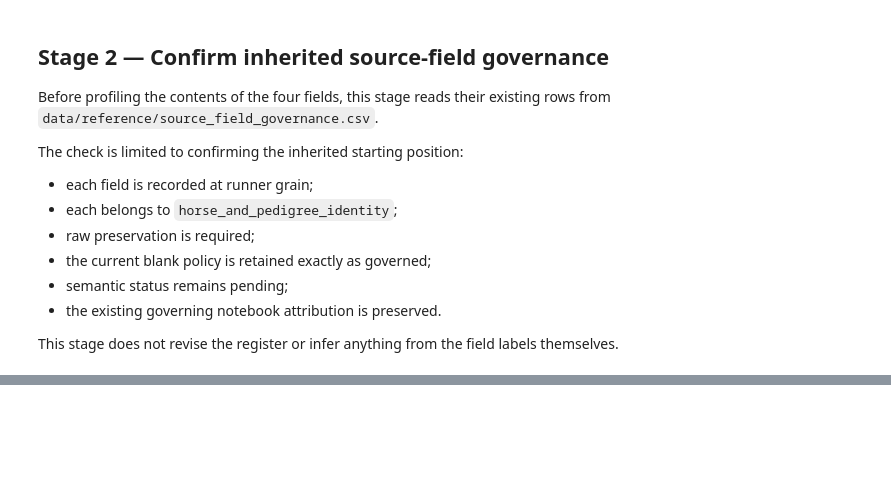
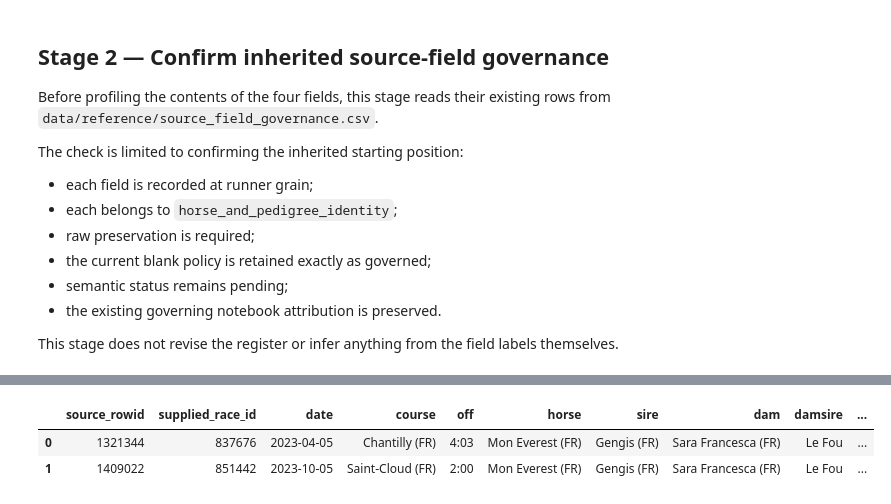
Before and after one commit to rjmac22/inside-rails-horse-racing, a Jupyter notebook: notebooks/19_horse_and_pedigree_identity.ipynb, the cells around one changed output, grey strips where cells are left out. Cells and saved outputs as stored; diff of their text form; code cells hidden in the pictures; blank space fills up the shorter version.

```diff
--- a/notebooks/19_horse_and_pedigree_identity.ipynb
+++ b/notebooks/19_horse_and_pedigree_identity.ipynb
@@ -192,0 +787,83 @@ horse_identity_governance
+# %%
+# Inspect the sole repeated-internal-space horse label and possible variants.
+connection = sqlite3.connect(
+    f"file:{SOURCE_DB_PATH}?mode=ro",
+    uri=True,
+)
+
+try:
+    repeated_space_labels = pd.read_sql_query(
+        f"""
+        SELECT DISTINCT horse AS raw_horse_label
+        FROM {SOURCE_TABLE}
+        WHERE {DATA_ROW_PREDICATE}
+          AND horse GLOB '*  *'
+        ORDER BY horse
+        """,
+        connection,
+    )
+
+    assert len(repeated_space_labels) == 1
+
+    repeated_space_label = repeated_space_labels.loc[
+        0,
+        "raw_horse_label",
+    ]
+    collapsed_space_label = " ".join(repeated_space_label.split())
+
+    repeated_space_rows = pd.read_sql_query(
+        f"""
+        SELECT
+            rowid AS source_rowid,
+            race_id AS supplied_race_id,
+            date,
+            course,
+            off,
+            horse,
+            sire,
+            dam,
+            damsire,
+            sex,
+            age
+        FROM {SOURCE_TABLE}
+        WHERE {DATA_ROW_PREDICATE}
+          AND horse IN (?, ?)
+        ORDER BY
+            horse,
+            date,
+            course,
+            off,
+            source_rowid
+        """,
+        connection,
+        params=[
+            repeated_space_label,
+            collapsed_space_label,
+        ],
+    )
+finally:
+    connection.close()
+
+spacing_variant_summary = (
+    repeated_space_rows.groupby(
+        "horse",
+        dropna=False,
+    )
+    .agg(
+        runner_rows=("source_rowid", "size"),
+        first_date=("date", "min"),
+        last_date=("date", "max"),
+        distinct_courses=("course", "nunique"),
+        distinct_sires=("sire", "nunique"),
+        distinct_dams=("dam", "nunique"),
+        distinct_damsires=("damsire", "nunique"),
+    )
+    .reset_index()
+)
+
+print("Repeated-space horse-label exception confirmed")
+print(f"Raw label: {repeated_space_label!r}")
+print(f"Single-space candidate: {collapsed_space_label!r}")
+display(spacing_variant_summary)
+repeated_space_rows
+# %% [output]
@@ -192,0 +875,3 @@ horse_identity_governance
+|  | source_rowid | supplied_race_id | date | course | off | horse | sire | dam | damsire | ... |
+| 0 | 1321344 | 837676 | 2023-04-05 | Chantilly (FR) | 4:03 | Mon Everest (FR) | Gengis (FR) | Sara Francesca (FR) | Le Fou | ... |
+| 1 | 1409022 | 851442 | 2023-10-05 | Saint-Cloud (FR) | 2:00 | Mon Everest (FR) | Gengis (FR) | Sara Francesca (FR) | Le Fou | ... |
```
Also changed, not shown: parts of 94 cells of this notebook.
